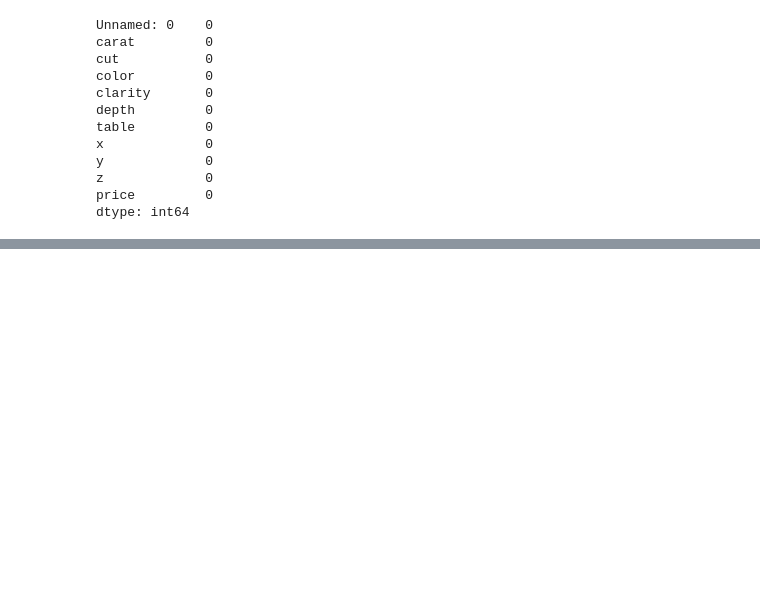
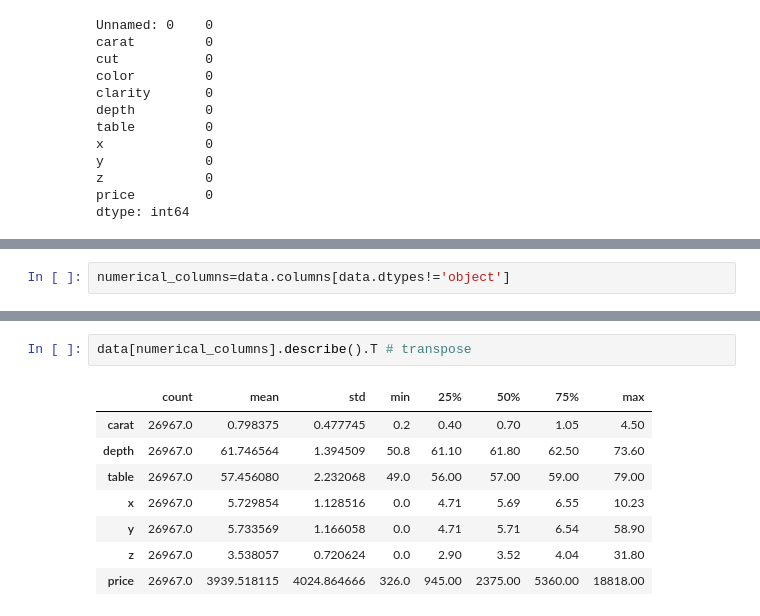
Before and after one commit to techfreakydeepak/FSDSMENDTOEND, a Jupyter notebook: notebook/research2.ipynb, the cells around one changed output, grey strips where cells are left out. Saved outputs shown, nothing was run; the diff lists cells and outputs as text; blank space fills up the shorter version.

```diff
--- a/notebook/research2.ipynb
+++ b/notebook/research2.ipynb
@@ -130,0 +193,2 @@ dtype: int64
+# %%
+numerical_columns=data.columns[data.dtypes!='object']
@@ -130,0 +207,11 @@ dtype: int64
+# %%
+data[numerical_columns].describe().T # transpose
+# %% [output]
+|  | count | mean | std | min | 25% | 50% | 75% | max |
+| carat | 26967.0 | 0.798375 | 0.477745 | 0.2 | 0.40 | 0.70 | 1.05 | 4.50 |
+| depth | 26967.0 | 61.746564 | 1.394509 | 50.8 | 61.10 | 61.80 | 62.50 | 73.60 |
+| table | 26967.0 | 57.456080 | 2.232068 | 49.0 | 56.00 | 57.00 | 59.00 | 79.00 |
+| x | 26967.0 | 5.729854 | 1.128516 | 0.0 | 4.71 | 5.69 | 6.55 | 10.23 |
+| y | 26967.0 | 5.733569 | 1.166058 | 0.0 | 4.71 | 5.71 | 6.54 | 58.90 |
+| z | 26967.0 | 3.538057 | 0.720624 | 0.0 | 2.90 | 3.52 | 4.04 | 31.80 |
+| price | 26967.0 | 3939.518115 | 4024.864666 | 326.0 | 945.00 | 2375.00 | 5360.00 | 18818.00 |
```
Also changed, not shown: parts of 14 cells of this notebook, 1 other file.
